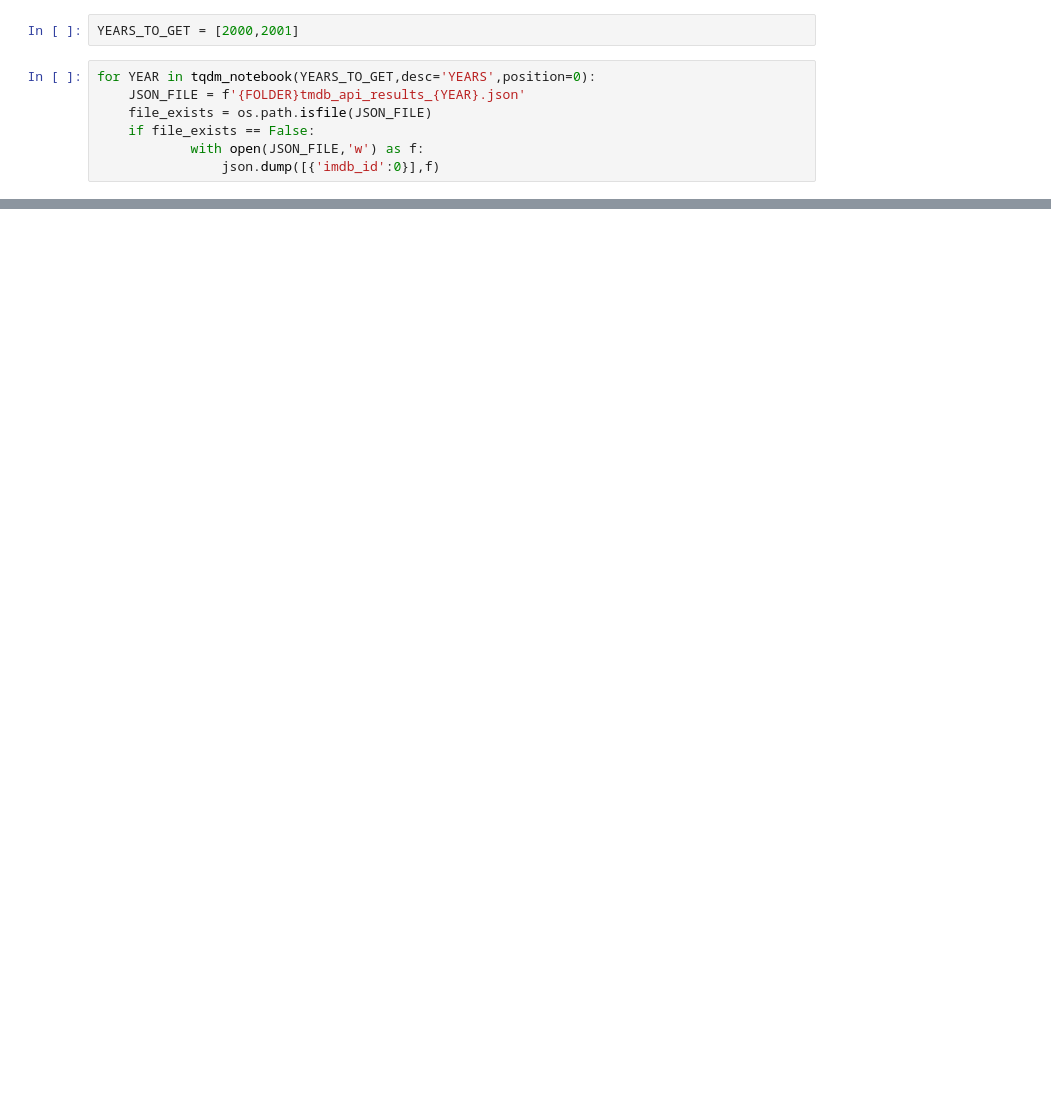
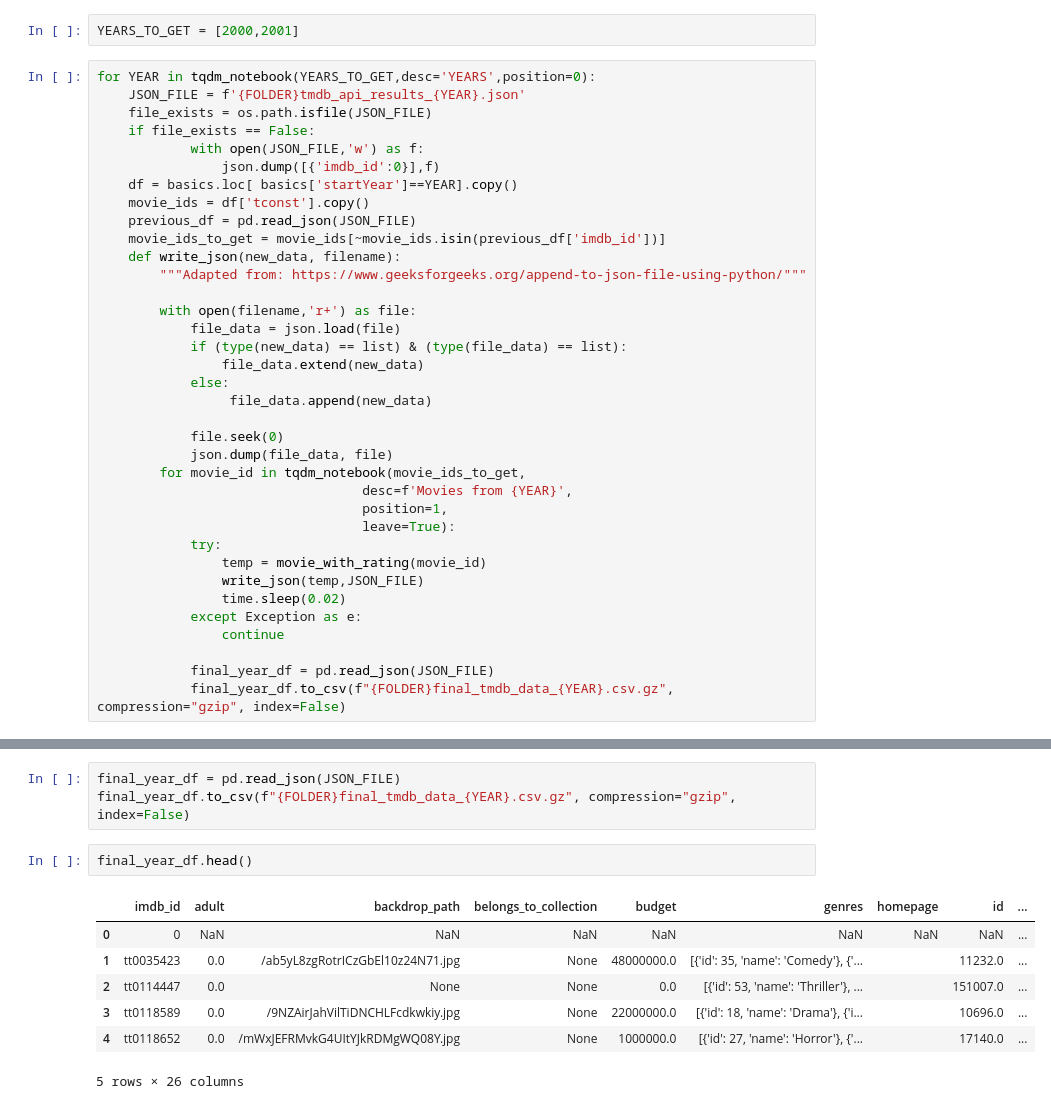
Before and after one commit to LauraDimaria/CD--Project-3-IMDB-, a Jupyter notebook: Project 3- IMDB.ipynb, the cells around one changed output, grey strips where cells are left out. Saved outputs shown, nothing was run; the diff lists cells and outputs as text; blank space fills up the shorter version.

```diff
--- a/Project 3- IMDB.ipynb
+++ b/Project 3- IMDB.ipynb
@@ -247,3 +251,32 @@ for YEAR in tqdm_notebook(YEARS_TO_GET,desc='YEARS',position=0):
     if file_exists == False:
             with open(JSON_FILE,'w') as f:
                 json.dump([{'imdb_id':0}],f)
+    df = basics.loc[ basics['startYear']==YEAR].copy()
+    movie_ids = df['tconst'].copy()
+    previous_df = pd.read_json(JSON_FILE)
+    movie_ids_to_get = movie_ids[~movie_ids.isin(previous_df['imdb_id'])]
+    def write_json(new_data, filename):
+        """Adapted from: https://www.geeksforgeeks.org/append-to-json-file-using-python/"""
+
+        with open(filename,'r+') as file:
+            file_data = json.load(file)
+            if (type(new_data) == list) & (type(file_data) == list):
+                file_data.extend(new_data)
+            else:
+                 file_data.append(new_data)
+
+            file.seek(0)
+            json.dump(file_data, file)
+        for movie_id in tqdm_notebook(movie_ids_to_get,
+                                  desc=f'Movies from {YEAR}',
+                                  position=1,
+                                  leave=True):
+            try:
+                temp = movie_with_rating(movie_id)
+                write_json(temp,JSON_FILE)
+                time.sleep(0.02)
+            except Exception as e:
+                continue
+
+            final_year_df = pd.read_json(JSON_FILE)
+            final_year_df.to_csv(f"{FOLDER}final_tmdb_data_{YEAR}.csv.gz", compression="gzip", index=False)
@@ -272,0 +312,13 @@ def write_json(new_data, filename):
+# %%
+final_year_df = pd.read_json(JSON_FILE)
+final_year_df.to_csv(f"{FOLDER}final_tmdb_data_{YEAR}.csv.gz", compression="gzip", index=False)
+# %%
+final_year_df.head()
+# %% [output]
+|  | imdb_id | adult | backdrop_path | belongs_to_collection | budget | genres | homepage | id | ... |
+| 0 | 0 | NaN | NaN | NaN | NaN | NaN | NaN | NaN | ... |
+| 1 | tt0035423 | 0.0 | /ab5yL8zgRotrICzGbEl10z24N71.jpg | None | 48000000.0 | [{'id': 35, 'name': 'Comedy'}, {'... |  | 11232.0 | ... |
+| 2 | tt0114447 | 0.0 | None | None | 0.0 | [{'id': 53, 'name': 'Thriller'}, ... |  | 151007.0 | ... |
+| 3 | tt0118589 | 0.0 | /9NZAirJahVilTiDNCHLFcdkwkiy.jpg | None | 22000000.0 | [{'id': 18, 'name': 'Drama'}, {'i... |  | 10696.0 | ... |
+| 4 | tt0118652 | 0.0 | /mWxJEFRMvkG4UItYJkRDMgWQ08Y.jpg | None | 1000000.0 | [{'id': 27, 'name': 'Horror'}, {'... |  | 17140.0 | ... |
+5 rows × 26 columns
```
Also changed, not shown: parts of 14 cells of this notebook, 6 other files.
